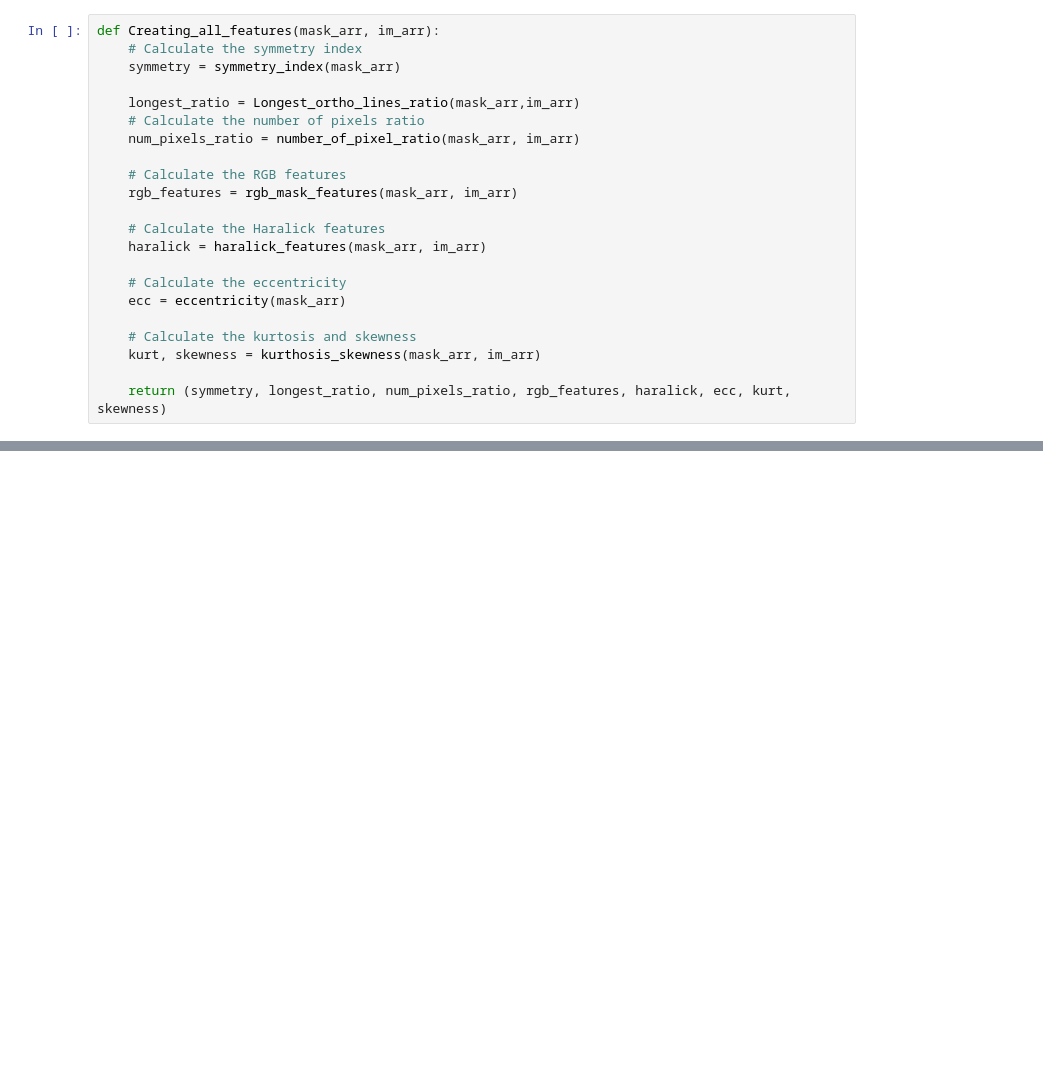
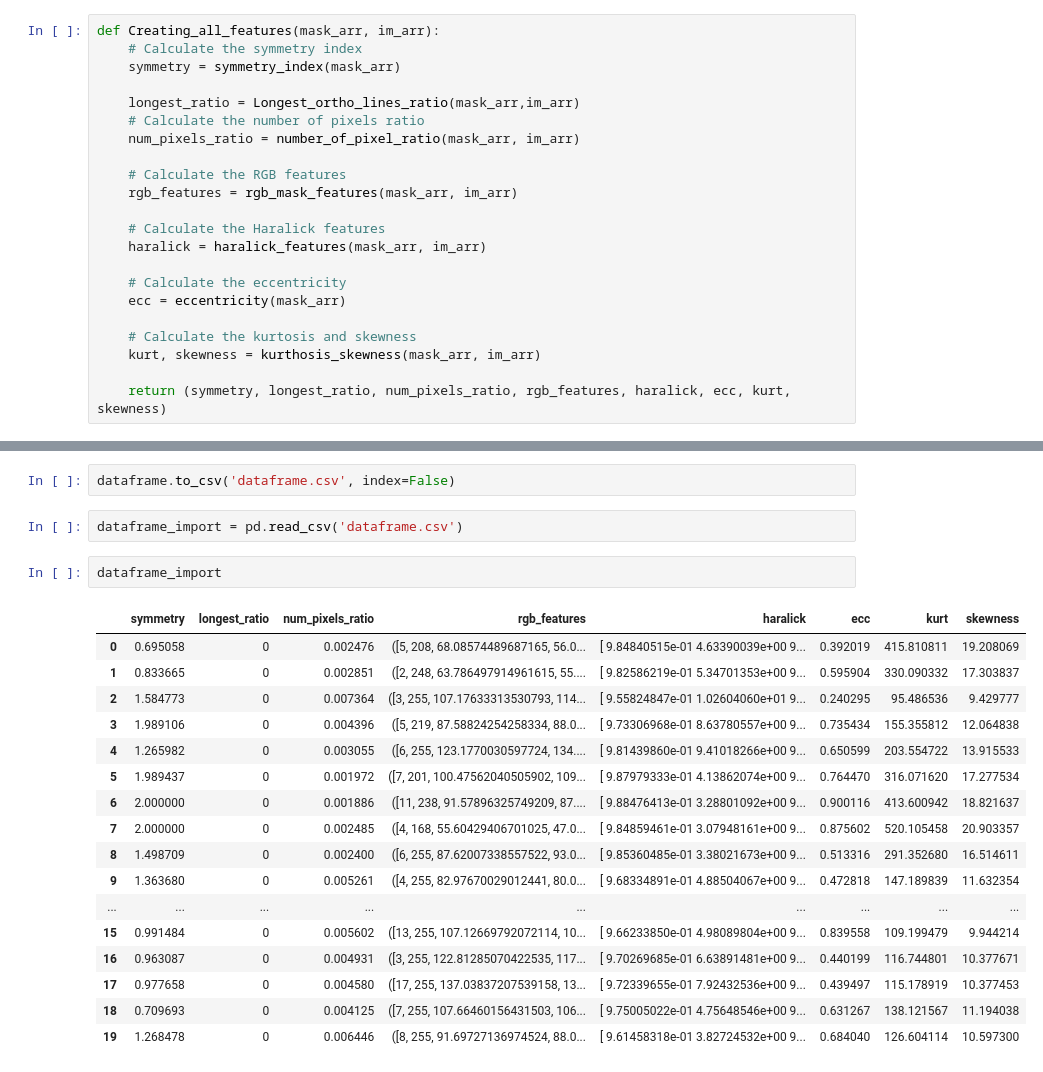
Before and after one commit to Romain-Chevrollier/Data_Project, a Jupyter notebook: code/Dataset_creation.ipynb, the cells around one changed output, grey strips where cells are left out. Drawn from its saved outputs; the diff is of its cells as text; blank space fills up the shorter version.

```diff
--- a/code/Dataset_creation.ipynb
+++ b/code/Dataset_creation.ipynb
@@ -191,0 +224,24 @@ dataframe
+# %%
+dataframe.to_csv('dataframe.csv', index=False)
+# %%
+dataframe_import = pd.read_csv('dataframe.csv')
+# %%
+dataframe_import
+# %% [output]
+|  | symmetry | longest_ratio | num_pixels_ratio | rgb_features | haralick | ecc | kurt | skewness |
+| 0 | 0.695058 | 0 | 0.002476 | ([5, 208, 68.08574489687165, 56.0... | [ 9.84840515e-01 4.63390039e+00 9... | 0.392019 | 415.810811 | 19.208069 |
+| 1 | 0.833665 | 0 | 0.002851 | ([2, 248, 63.786497914961615, 55.... | [ 9.82586219e-01 5.34701353e+00 9... | 0.595904 | 330.090332 | 17.303837 |
+| 2 | 1.584773 | 0 | 0.007364 | ([3, 255, 107.17633313530793, 114... | [ 9.55824847e-01 1.02604060e+01 9... | 0.240295 | 95.486536 | 9.429777 |
+| 3 | 1.989106 | 0 | 0.004396 | ([5, 219, 87.58824254258334, 88.0... | [ 9.73306968e-01 8.63780557e+00 9... | 0.735434 | 155.355812 | 12.064838 |
+| 4 | 1.265982 | 0 | 0.003055 | ([6, 255, 123.1770030597724, 134.... | [ 9.81439860e-01 9.41018266e+00 9... | 0.650599 | 203.554722 | 13.915533 |
+| 5 | 1.989437 | 0 | 0.001972 | ([7, 201, 100.47562040505902, 109... | [ 9.87979333e-01 4.13862074e+00 9... | 0.764470 | 316.071620 | 17.277534 |
+| 6 | 2.000000 | 0 | 0.001886 | ([11, 238, 91.57896325749209, 87.... | [ 9.88476413e-01 3.28801092e+00 9... | 0.900116 | 413.600942 | 18.821637 |
+| 7 | 2.000000 | 0 | 0.002485 | ([4, 168, 55.60429406701025, 47.0... | [ 9.84859461e-01 3.07948161e+00 9... | 0.875602 | 520.105458 | 20.903357 |
+| 8 | 1.498709 | 0 | 0.002400 | ([6, 255, 87.62007338557522, 93.0... | [ 9.85360485e-01 3.38021673e+00 9... | 0.513316 | 291.352680 | 16.514611 |
+| 9 | 1.363680 | 0 | 0.005261 | ([4, 255, 82.97670029012441, 80.0... | [ 9.68334891e-01 4.88504067e+00 9... | 0.472818 | 147.189839 | 11.632354 |
+| ... | ... | ... | ... | ... | ... | ... | ... | ... |
+| 15 | 0.991484 | 0 | 0.005602 | ([13, 255, 107.12669792072114, 10... | [ 9.66233850e-01 4.98089804e+00 9... | 0.839558 | 109.199479 | 9.944214 |
+| 16 | 0.963087 | 0 | 0.004931 | ([3, 255, 122.81285070422535, 117... | [ 9.70269685e-01 6.63891481e+00 9... | 0.440199 | 116.744801 | 10.377671 |
+| 17 | 0.977658 | 0 | 0.004580 | ([17, 255, 137.03837207539158, 13... | [ 9.72339655e-01 7.92432536e+00 9... | 0.439497 | 115.178919 | 10.377453 |
+| 18 | 0.709693 | 0 | 0.004125 | ([7, 255, 107.66460156431503, 106... | [ 9.75005022e-01 4.75648546e+00 9... | 0.631267 | 138.121567 | 11.194038 |
+| 19 | 1.268478 | 0 | 0.006446 | ([8, 255, 91.69727136974524, 88.0... | [ 9.61458318e-01 3.82724532e+00 9... | 0.684040 | 126.604114 | 10.597300 |
```
Also changed, not shown: parts of 3 cells of this notebook, 3 other files.
